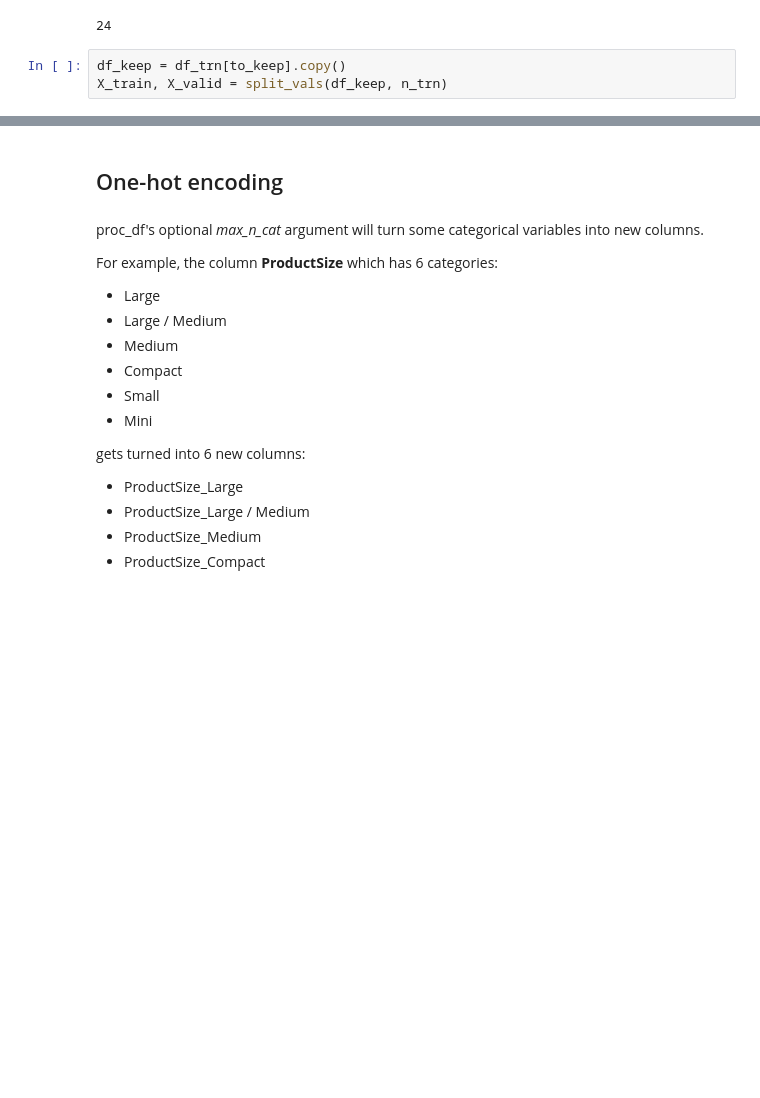
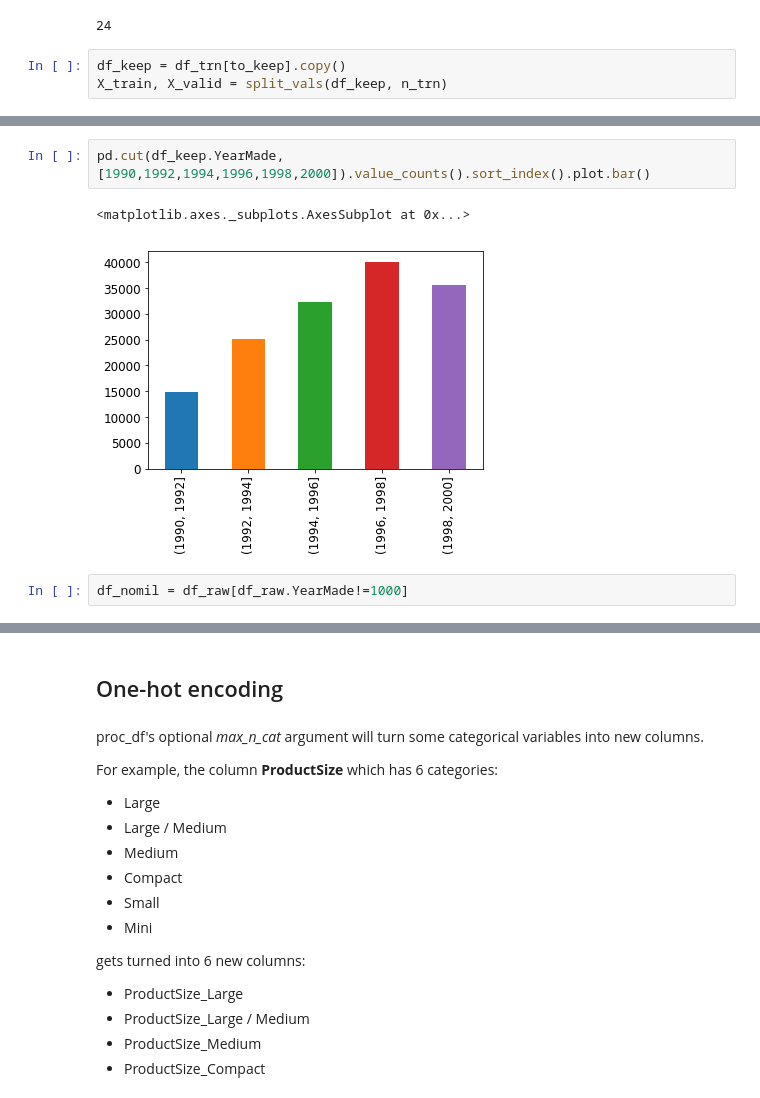
Before and after one commit to emmanuel-galindo/Jupyter-Notebooks, a Jupyter notebook: lesson2-rf_interpretation-manu.ipynb, the cells around one changed output, grey strips where cells are left out. Cells and saved outputs as stored; diff of their text form; blank space fills up the shorter version.

```diff
--- a/lesson2-rf_interpretation-manu.ipynb
+++ b/lesson2-rf_interpretation-manu.ipynb
@@ -204,0 +210,7 @@ plot_fi(fi);
+# %%
+pd.cut(df_keep.YearMade, [1990,1992,1994,1996,1998,2000]).value_counts().sort_index().plot.bar()
+# %% [output]
+<matplotlib.axes._subplots.AxesSubplot at 0x...>
+[figure, added]
+# %%
+df_nomil = df_raw[df_raw.YearMade!=1000]
```
Also changed, not shown: parts of 60 cells of this notebook.
